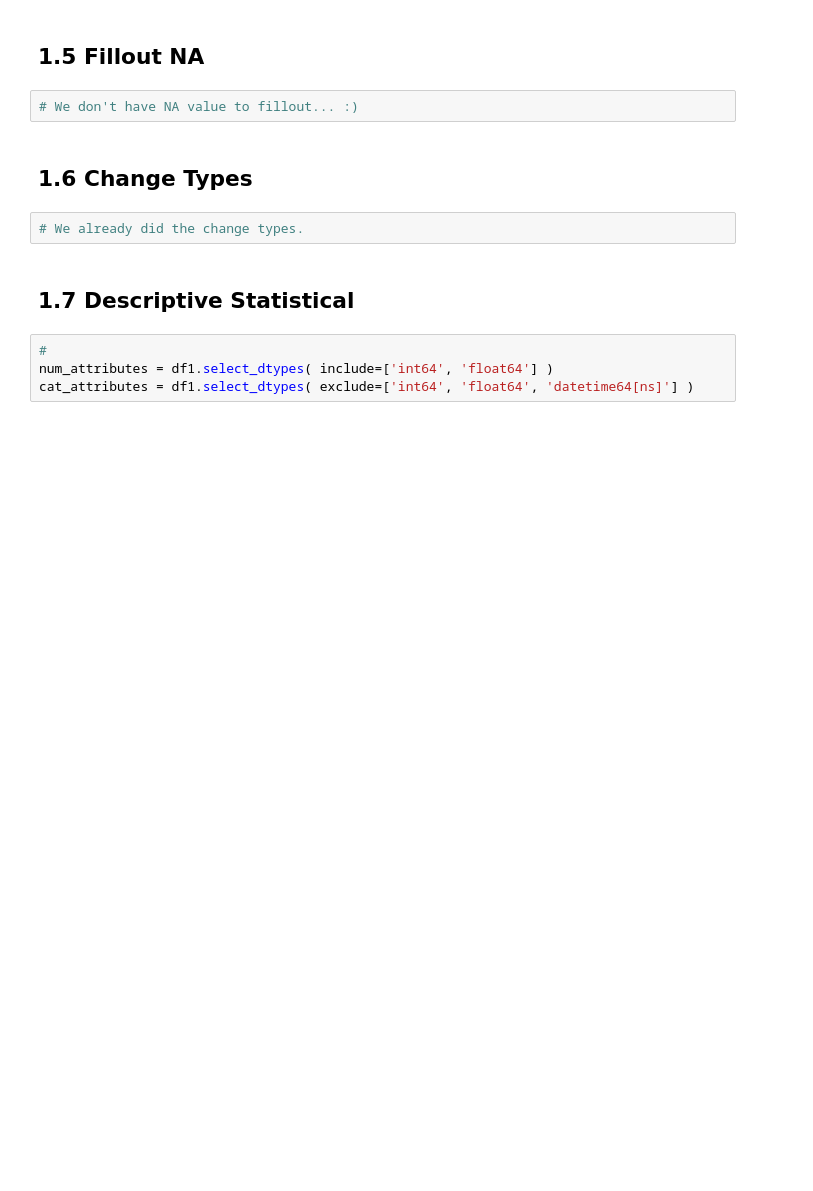
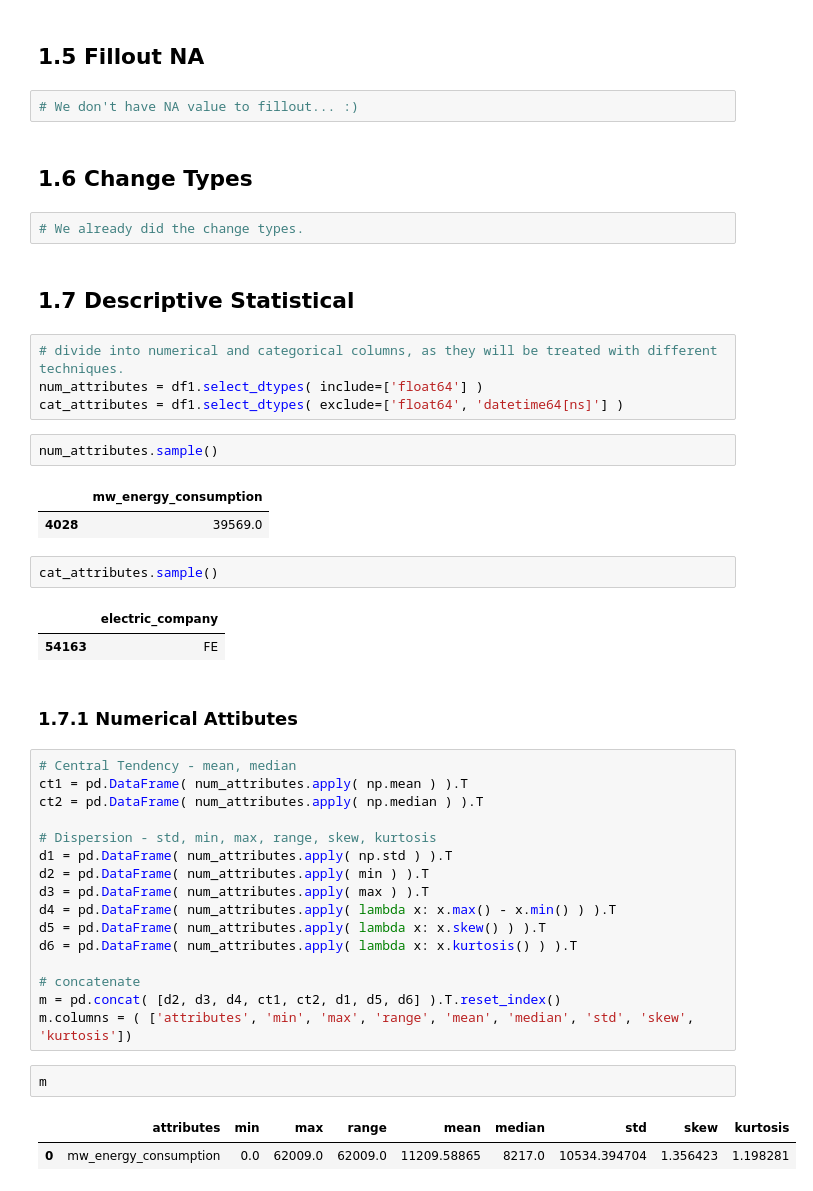
Before and after one commit to panambY/Hourly_Energy_Consumption, a Jupyter notebook: Hourly_Energy_Consumption.ipynb, the cells around one changed output. Saved outputs shown, nothing was run; the diff lists cells and outputs as text; blank space fills up the shorter version.

```diff
--- a/Hourly_Energy_Consumption.ipynb
+++ b/Hourly_Energy_Consumption.ipynb
@@ -158,6 +158,39 @@ dtype: int64
 # %% [markdown]
 ## 1.7 Descriptive Statistical
 # %%
-#
-num_attributes = df1.select_dtypes( include=['int64', 'float64'] )
-cat_attributes = df1.select_dtypes( exclude=['int64', 'float64', 'datetime64[ns]'] )
+# divide into numerical and categorical columns, as they will be treated with different techniques.
+num_attributes = df1.select_dtypes( include=['float64'] )
+cat_attributes = df1.select_dtypes( exclude=['float64', 'datetime64[ns]'] )
+# %%
+num_attributes.sample()
+# %% [output]
+|  | mw_energy_consumption |
+| 4028 | 39569.0 |
+# %%
+cat_attributes.sample()
+# %% [output]
+|  | electric_company |
+| 54163 | FE |
+# %% [markdown]
+### 1.7.1 Numerical Attibutes
+# %%
+# Central Tendency - mean, median
+ct1 = pd.DataFrame( num_attributes.apply( np.mean ) ).T
+ct2 = pd.DataFrame( num_attributes.apply( np.median ) ).T
+
+# Dispersion - std, min, max, range, skew, kurtosis
+d1 = pd.DataFrame( num_attributes.apply( np.std ) ).T
+d2 = pd.DataFrame( num_attributes.apply( min ) ).T
+d3 = pd.DataFrame( num_attributes.apply( max ) ).T
+d4 = pd.DataFrame( num_attributes.apply( lambda x: x.max() - x.min() ) ).T
+d5 = pd.DataFrame( num_attributes.apply( lambda x: x.skew() ) ).T
+d6 = pd.DataFrame( num_attributes.apply( lambda x: x.kurtosis() ) ).T
+
+# concatenate
+m = pd.concat( [d2, d3, d4, ct1, ct2, d1, d5, d6] ).T.reset_index()
+m.columns = ( ['attributes', 'min', 'max', 'range', 'mean', 'median', 'std', 'skew', 'kurtosis'])
+# %%
+m
+# %% [output]
+|  | attributes | min | max | range | mean | median | std | skew | kurtosis |
+| 0 | mw_energy_consumption | 0.0 | 62009.0 | 62009.0 | 11209.58865 | 8217.0 | 10534.394704 | 1.356423 | 1.198281 |
```
Also changed, not shown: parts of 6 cells of this notebook.
